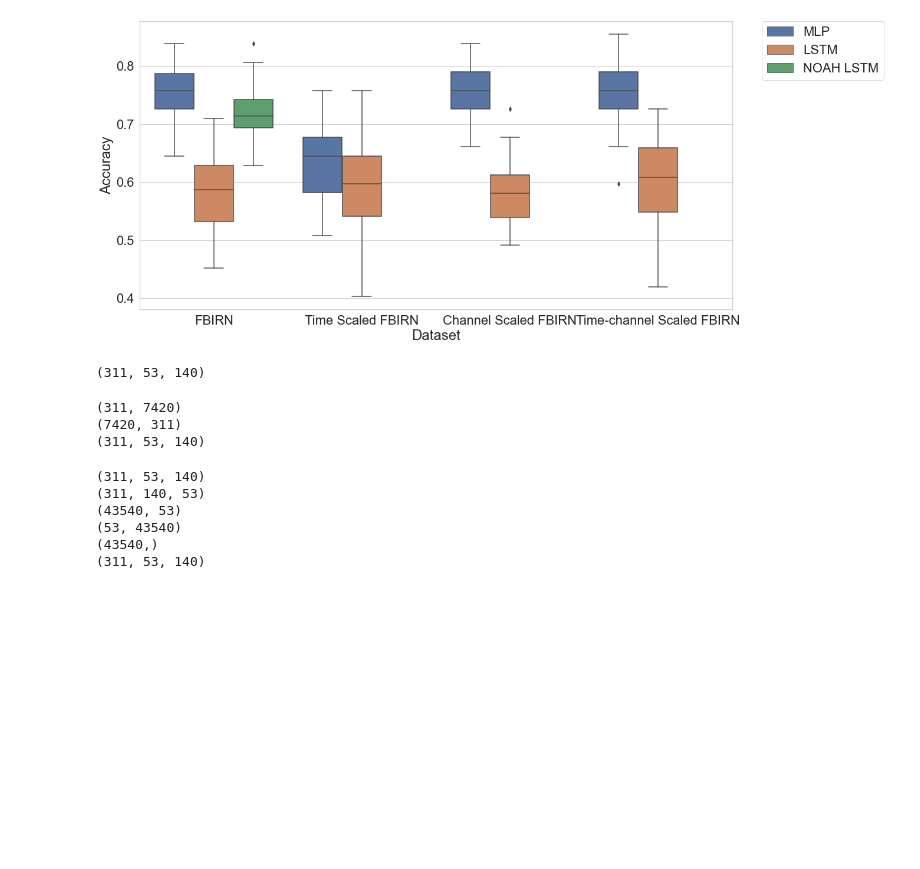
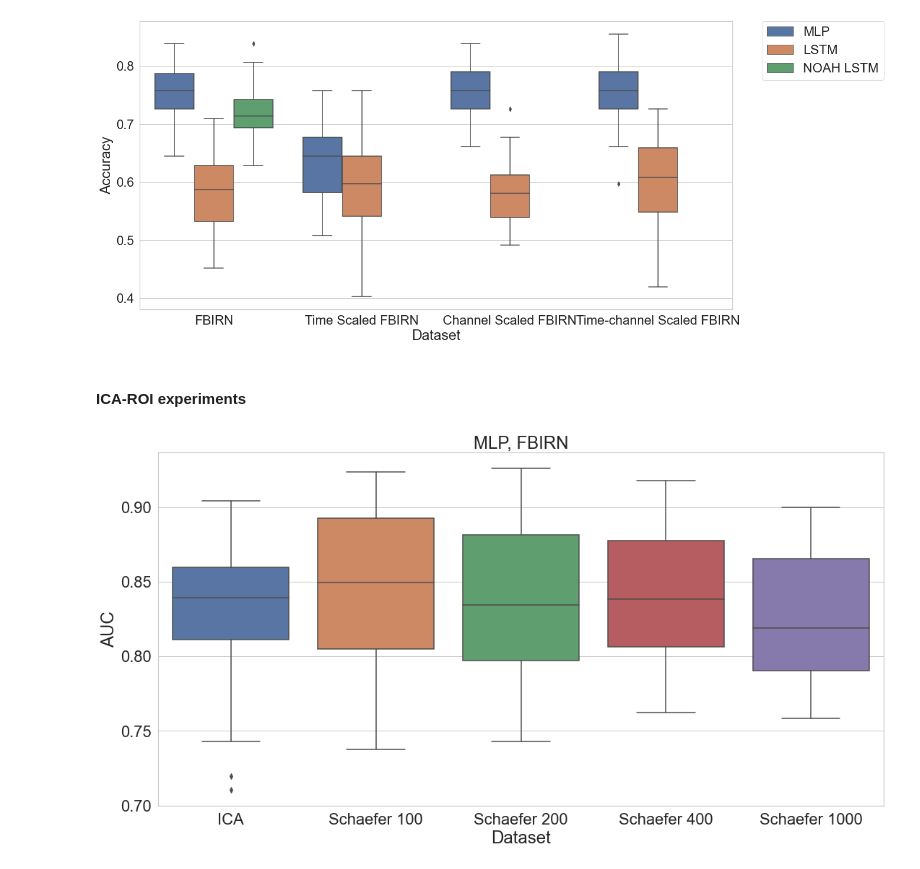
Before and after one commit to paavalipopov/mlp_project, a Jupyter notebook: examples/box_plots.ipynb, the cells around one changed output. Saved outputs shown, nothing was run; the diff lists cells and outputs as text; code cells hidden in the pictures; blank space fills up the shorter version.

```diff
--- a/examples/box_plots.ipynb
+++ b/examples/box_plots.ipynb
@@ -592,49 +529,26 @@ def load_FBIRN(
-# %%
-features, labels = load_FBIRN()
-scaler = StandardScaler()
-features_shape = features.shape
-print(features_shape)
-# print(features)
-# %% [output]
-(311, 53, 140)
-# %%
-features = features.reshape(features_shape[0], -1)
-print(features.shape)
-features = features.swapaxes(0, 1)
-print(features.shape)
-
-features = scaler.fit_transform(features)
-
-features = features.swapaxes(0, 1)
-features = features.reshape(features_shape)
-print(features.shape)
-# %% [output]
-(311, 7420)
-(7420, 311)
-(311, 53, 140)
-# %%
-print(features.shape)
-features = features.swapaxes(1, 2)
-print(features.shape)
-features_shape = features.shape
-features = features.reshape(-1, features_shape[2])
-print(features.shape)
-features = features.swapaxes(0, 1)
-print(features.shape)
-
-features = scaler.fit_transform(features)
-
-features = features.swapaxes(0, 1)
-features = features.reshape(features_shape)
-features = features.swapaxes(1, 2)
-
-print(scaler.mean_.shape)
-print(features.shape)
-# print(features)
-# %% [output]
-(311, 53, 140)
-(311, 140, 53)
-(43540, 53)
-(53, 43540)
-(43540,)
-(311, 53, 140)
+# %% [markdown]
+#### ICA-ROI experiments
+# %%
+# FBIRN
+path = [
+    ("220827.011216-experiment-mlp-fbirn-tests-cobre_bsnip_abide", "ICA"),
+    ("221018.212243-experiment-mlp-fbirn_100", "Schaefer 100"),
+    ("221018.220806-experiment-mlp-fbirn_200", "Schaefer 200"),
+    ("221018.230636-experiment-mlp-fbirn_400", "Schaefer 400"),
+    ("221019.012758-experiment-mlp-fbirn_1000", "Schaefer 1000"),
+]
+data = [pd_load_metrics_from_wandb(x[0], dataset_name=x[1]) for x in path]
+
+data = pd.concat(data)
+# %%
+sns.boxplot(x="Dataset", y="AUC",
+            data=data,
+            )
+# sns.despine(offset=10, trim=True)
+plt.title("MLP, FBIRN")
+
+plt.show()
+# plt.savefig("./roi_experiments/fbirn.png")
+# plt.savefig("./roi_experiments/fbirn.svg")
+# %% [output]
+[figure, added]
```
Also changed, not shown: parts of 10 cells of this notebook.
